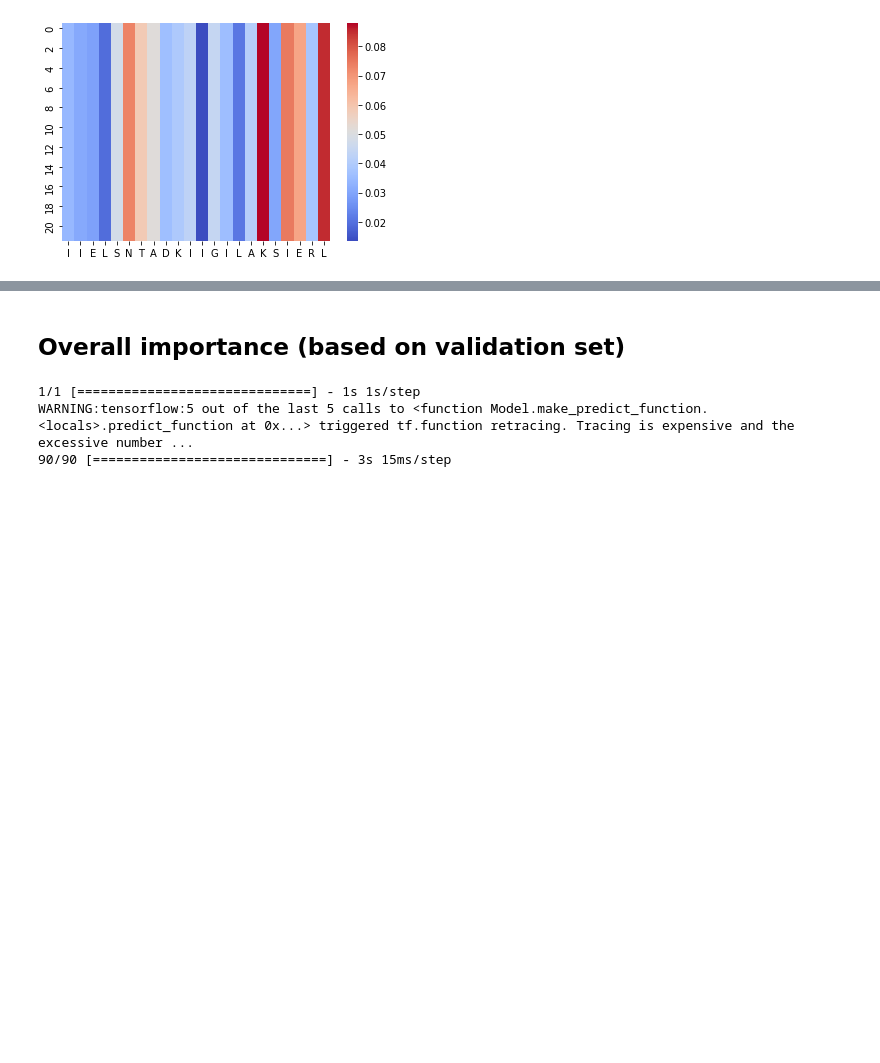
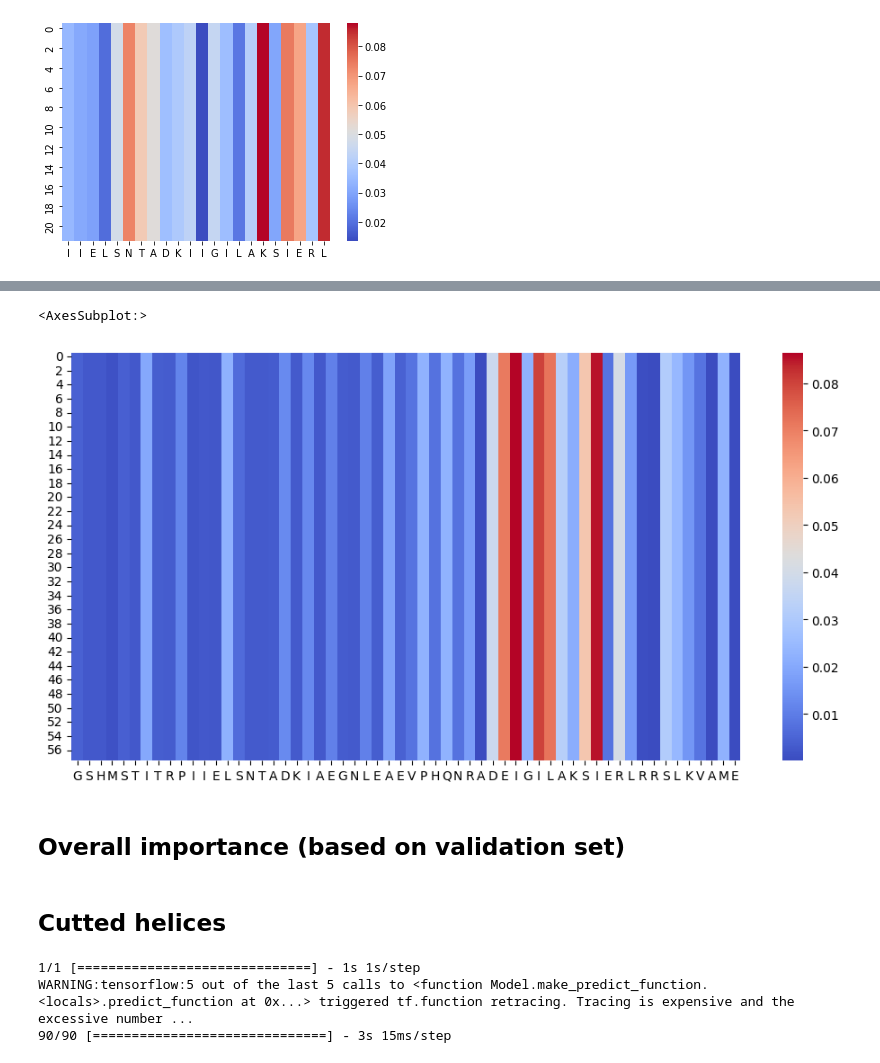
Before and after one commit to labstructbioinf/HAMPpred, a Jupyter notebook: notebooks/features_importance.ipynb, the cells around one changed output, grey strips where cells are left out. Cells and saved outputs as stored; diff of their text form; code cells hidden in the pictures; blank space fills up the shorter version.

```diff
--- a/notebooks/features_importance.ipynb
+++ b/notebooks/features_importance.ipynb
@@ -73,0 +82,2 @@ sns.heatmap(importance[0], cmap='coolwarm', xticklabels=importance[1])
+# %%
+full_importance = full_model.process_data([test_data.loc['2l7h.pdb']['full_sequence']], kind='importance_describer', out_kind='heatmap', res_col='prediction', stats_col='diff')
@@ -74,5 +92,13 @@ sns.heatmap(importance[0], cmap='coolwarm', xticklabels=importance[1])
+# %%
+fig, ax = plt.subplots(1, 1, figsize=(12, 6), dpi=100)
+sns.heatmap(full_importance[0], cmap='coolwarm', xticklabels=full_importance[1], ax=ax)
+# %% [output]
+<AxesSubplot:>
+[figure, added]
 # %% [markdown]
 ## Overall importance (based on validation set)
+# %% [markdown]
+## Cutted helices
 # %%
 importance = short_model.process_data(val_fragments, kind='importance_describer', out_kind='heatmap')
 sns.heatmap(importance[0], cmap='coolwarm')
```
Also changed, not shown: parts of 9 cells of this notebook, 1 other file.
